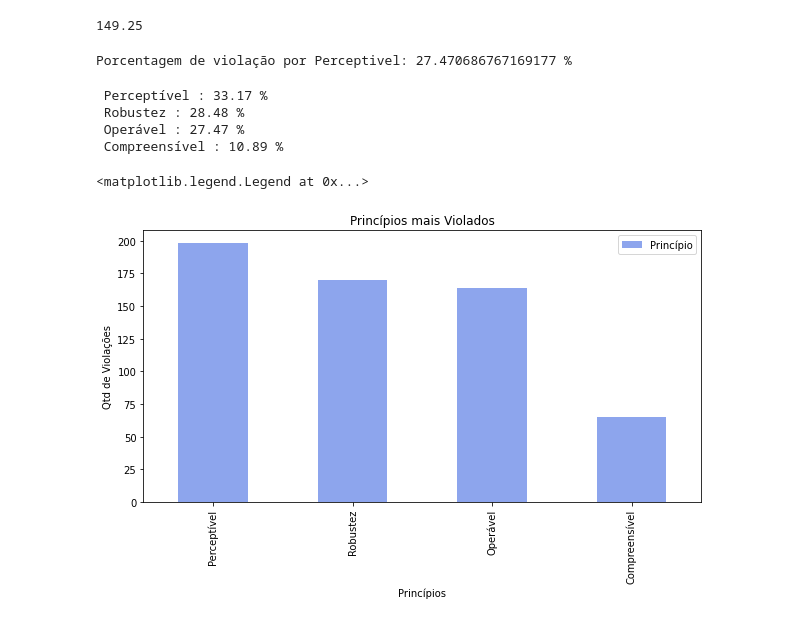
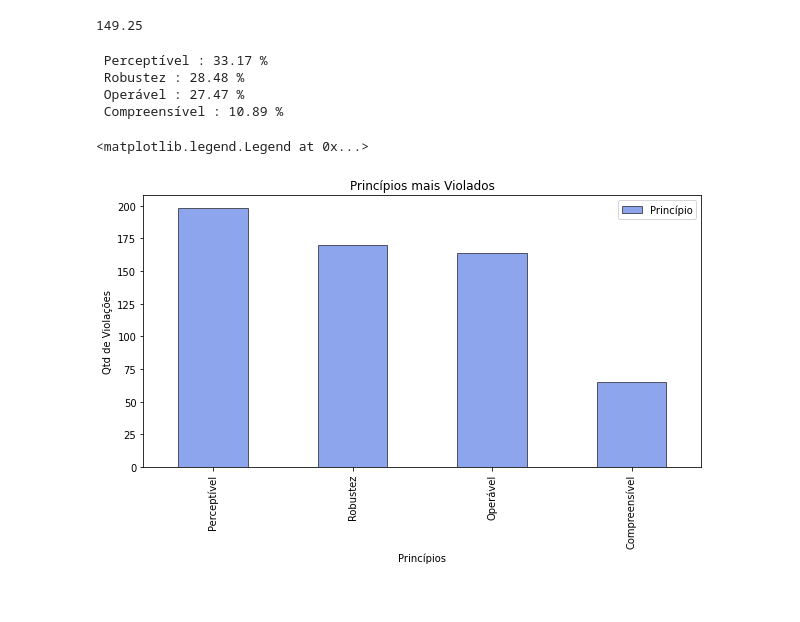
Before and after one commit to ingridmm/A11y-Mining-Repo, a Jupyter notebook: rulesCounter.ipynb, the cells around one changed output. Cells and saved outputs as stored; diff of their text form; code cells hidden in the pictures.

```diff
--- a/rulesCounter.ipynb
+++ b/rulesCounter.ipynb
@@ -83,21 +85,6 @@ data_media = [198, 170, 164, 65]
 st.mean(data_media)
 # %% [output]
 149.25
-# %%
-###PORCENTAGEM DE VIOLAÇÕES POR PRINCÍPIOS
-
-def main():
-  violacaoTotal = 597.0
-  principio = 164.0
-
-  print("Porcentagem de violação por Perceptivel:",
-    ((principio / violacaoTotal) * 100) ,"%")
-
-
-if __name__== "__main__":
-  main()
-# %% [output]
-Porcentagem de violação por Perceptivel: 27.470686767169177 %
 # %%
 ###CALCULAR PORCENTAGEM DE PPRINCIPIOS
 
@@ -116,16 +103,16 @@ for i in range(len(principiosList)):
 # %%
 import matplotlib as plot
 import matplotlib.pyplot as plt
 
 ###PLOTAR RESULTADOS POR PRINCÍPIOS
 
-dataPrinciples_count.plot.bar(x='Princípio', alpha = .6, color = "royalblue", figsize=(10,5))
+dataPrinciples_count.plot.bar(x='Princípio', ec='k',alpha = .6, color = "royalblue", figsize=(10,5))
 plt.title("Princípios mais Violados")
 plt.xlabel("Princípios")
 plt.ylabel("Qtd de Violações")
 plt.legend(dataPrinciples_count)
 # %% [output]
 <matplotlib.legend.Legend at 0x...>
-[figure, old version]
+[figure, new version]
 # %%
 total_snippet = 206
```
Also changed, not shown: parts of 2 cells of this notebook, 1 other file.
